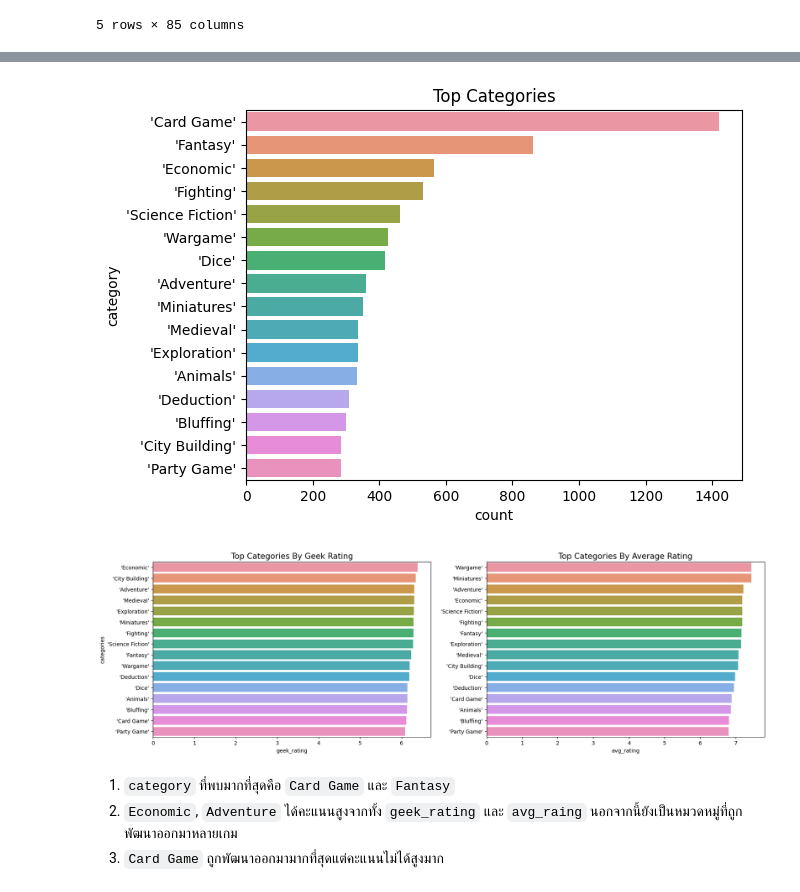
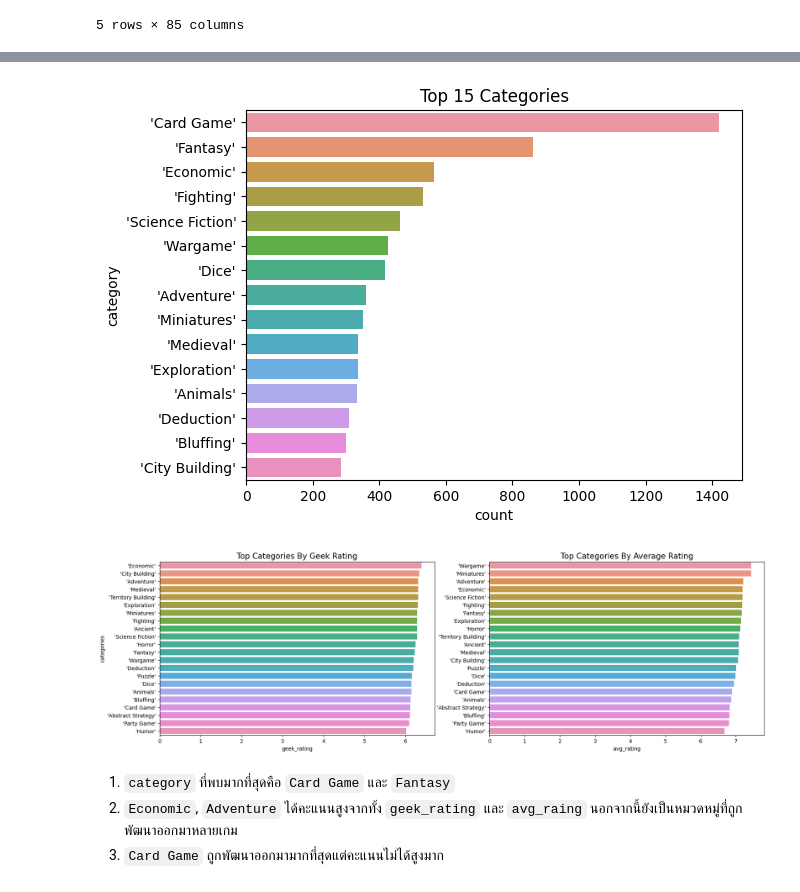
Before and after one commit to Kopzzz/Board-Game-RecCommu, a Jupyter notebook: code/1_Cleaning&EDA_BoardGames.ipynb, the cells around one changed output, grey strips where cells are left out. Cells and saved outputs as stored; diff of their text form; code cells hidden in the pictures.

```diff
--- a/code/1_Cleaning&EDA_BoardGames.ipynb
+++ b/code/1_Cleaning&EDA_BoardGames.ipynb
@@ -524,11 +507,11 @@ cats_rating.head()
 # Make data frame of sum of all categories
 df_cats = pd.DataFrame(cats_dummy.sum())
 # make data frame of all categories with sum over the minimum
-cats_top = df_cats.loc[df_cats[0] > 250]
+cats_top = df_cats.loc[df_cats[0] > 200]
 # make a list of the included mechanics
 cats_list = list(cats_top.index)
 
-cats_top = cats_top.sort_values(0, ascending=False).reset_index()
+cats_top = cats_top.sort_values(0, ascending=False)[:15].reset_index()
 cats_top.columns = ['category', 'count']
 cats_top
 # %% [output]
@@ -587,9 +558,9 @@ cats_geek_rating
 # %%
-plt.title('Top Categories', fontsize=12)
+plt.title('Top 15 Categories', fontsize=12)
 sns.barplot(data=cats_top, y='category', x='count')
 plt.show()
 # %% [output]
-[figure, old version]
+[figure, new version]
 # %%
 plt.figure(figsize=(15,6))
 plt.subplot(1,2,1)
@@ -603,7 +574,7 @@ sns.barplot(data=cats_avg_rating, y=cats_avg_rating.index, x='avg_rating')
 plt.title('Top Categories By Average Rating', fontsize=15)
 plt.show()
 # %% [output]
-[figure, old version]
+[figure, new version]
 # %% [markdown]
 1. `category` ที่พบมากที่สุดคือ `Card Game` และ `Fantasy`
 1. `Economic`, `Adventure` ได้คะแนนสูงจากทั้ง `geek_rating` และ `avg_raing` นอกจากนี้ยังเป็นหมวดหมู่ที่ถูกพัฒนาออกมาหลายเกม
```
Also changed, not shown: parts of 3 cells of this notebook.
